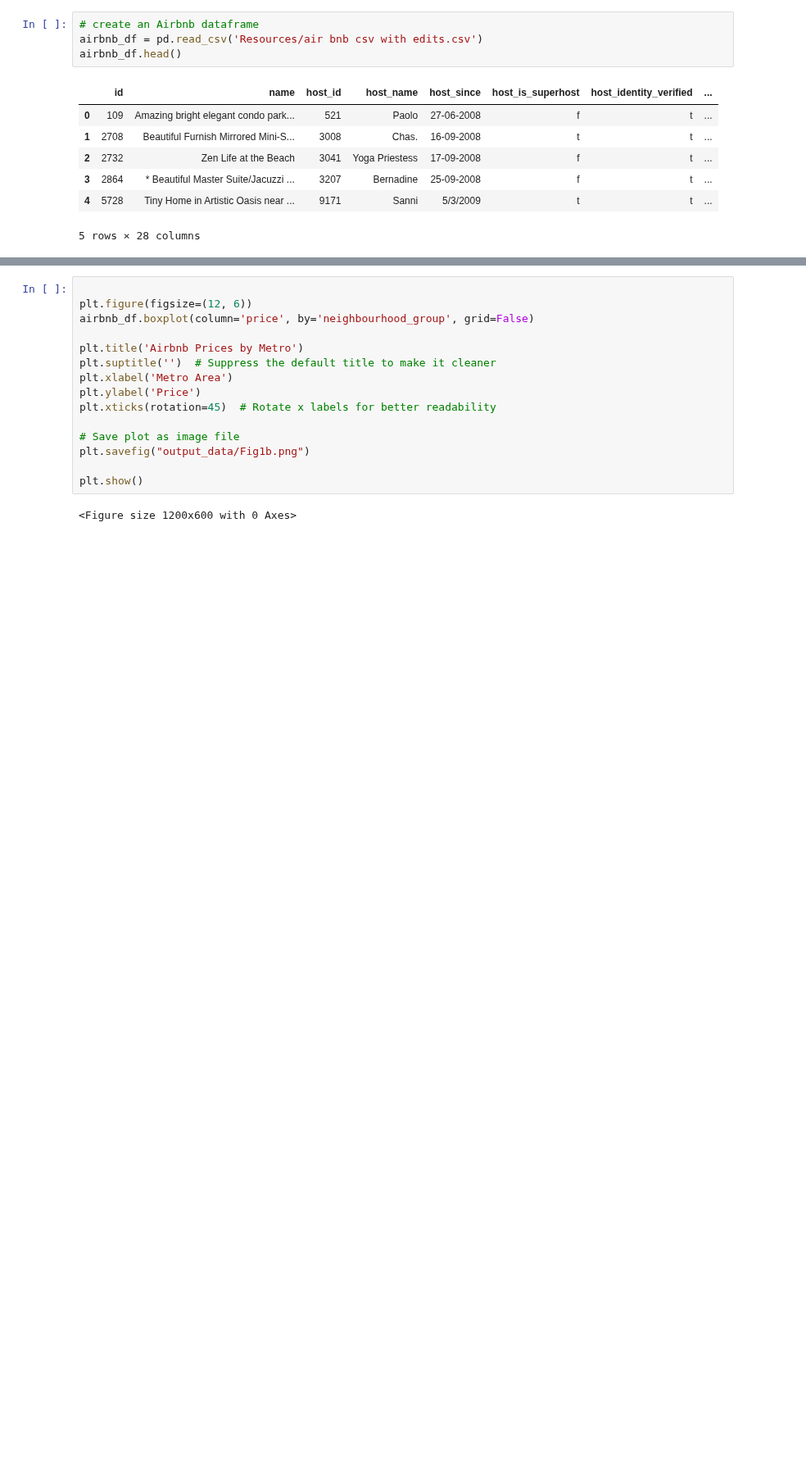
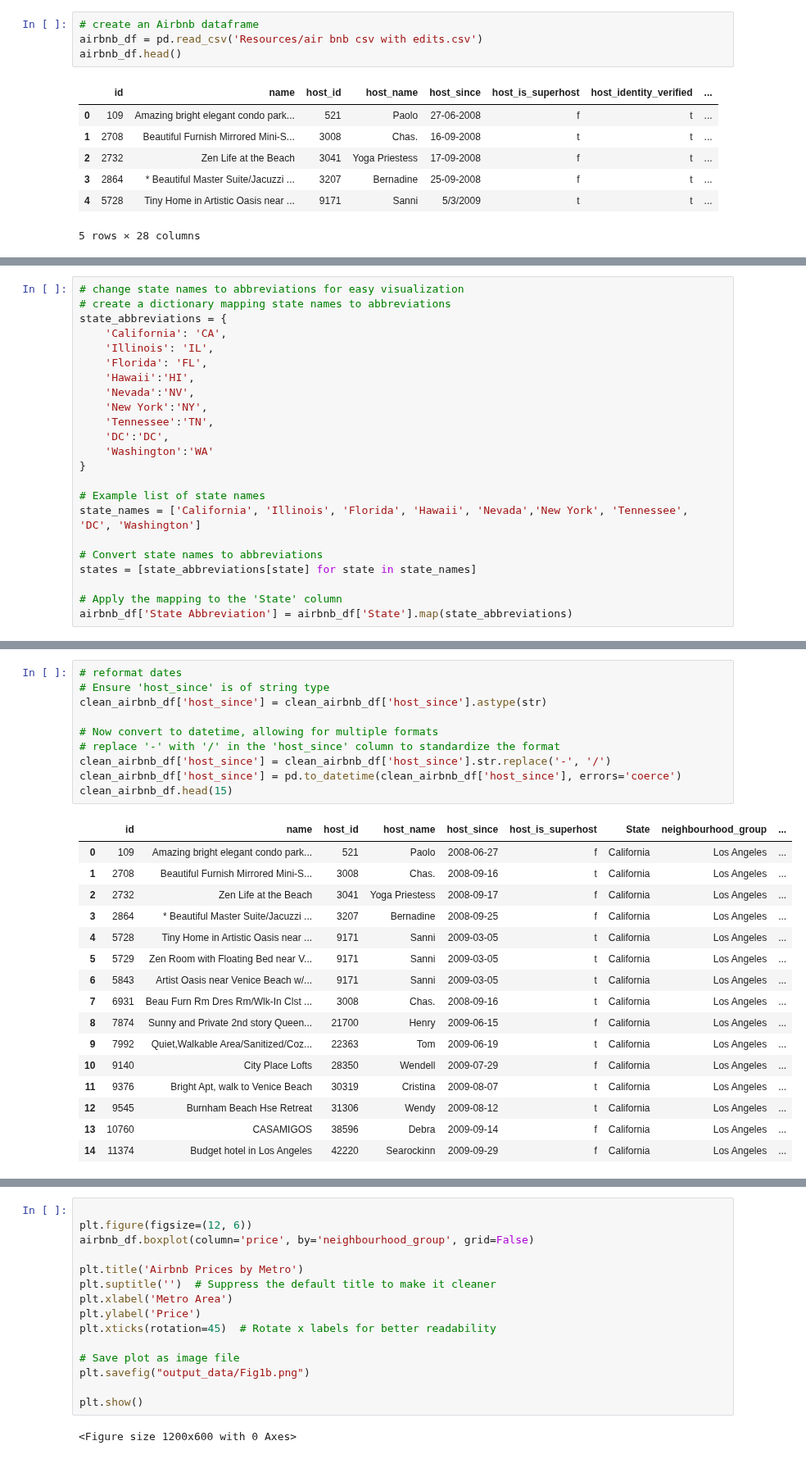
Before and after one commit to hmk81996/data_class_project_1, a Jupyter notebook: airbnb_hannah_cost_exploration.ipynb, the cells around one changed output, grey strips where cells are left out. Shown at 82% size. Cells and saved outputs as stored; diff of their text form; blank space fills up the shorter version.

```diff
--- a/airbnb_hannah_cost_exploration.ipynb
+++ b/airbnb_hannah_cost_exploration.ipynb
@@ -30 +44,24 @@ airbnb_df.head()
+# %%
+# change state names to abbreviations for easy visualization
+# create a dictionary mapping state names to abbreviations
+state_abbreviations = {
+    'California': 'CA',
+    'Illinois': 'IL',
+    'Florida': 'FL',
+    'Hawaii':'HI',
+    'Nevada':'NV',
+    'New York':'NY',
+    'Tennessee':'TN',
+    'DC':'DC',
+    'Washington':'WA'
+}
+
+# Example list of state names
+state_names = ['California', 'Illinois', 'Florida', 'Hawaii', 'Nevada','New York', 'Tennessee', 'DC', 'Washington']
+
+# Convert state names to abbreviations
+states = [state_abbreviations[state] for state in state_names]
+
+# Apply the mapping to the 'State' column
+airbnb_df['State Abbreviation'] = airbnb_df['State'].map(state_abbreviations)
 # %%
@@ -53,5 +105,32 @@ cities_count = airbnb_df["neighbourhood_group"].nunique()
 cities_count
 # %% [output]
 21
+# %%
+# reformat dates
+# Ensure 'host_since' is of string type
+clean_airbnb_df['host_since'] = clean_airbnb_df['host_since'].astype(str)
+
+# Now convert to datetime, allowing for multiple formats
+# replace '-' with '/' in the 'host_since' column to standardize the format
+clean_airbnb_df['host_since'] = clean_airbnb_df['host_since'].str.replace('-', '/')
+clean_airbnb_df['host_since'] = pd.to_datetime(clean_airbnb_df['host_since'], errors='coerce')
+clean_airbnb_df.head(15)
+# %% [output]
+|  | id | name | host_id | host_name | host_since | host_is_superhost | State | neighbourhood_group | ... |
+| 0 | 109 | Amazing bright elegant condo park... | 521 | Paolo | 2008-06-27 | f | California | Los Angeles | ... |
+| 1 | 2708 | Beautiful Furnish Mirrored Mini-S... | 3008 | Chas. | 2008-09-16 | t | California | Los Angeles | ... |
+| 2 | 2732 | Zen Life at the Beach | 3041 | Yoga Priestess | 2008-09-17 | f | California | Los Angeles | ... |
+| 3 | 2864 | * Beautiful Master Suite/Jacuzzi ... | 3207 | Bernadine | 2008-09-25 | f | California | Los Angeles | ... |
+| 4 | 5728 | Tiny Home in Artistic Oasis near ... | 9171 | Sanni | 2009-03-05 | t | California | Los Angeles | ... |
+| 5 | 5729 | Zen Room with Floating Bed near V... | 9171 | Sanni | 2009-03-05 | t | California | Los Angeles | ... |
+| 6 | 5843 | Artist Oasis near Venice Beach w/... | 9171 | Sanni | 2009-03-05 | t | California | Los Angeles | ... |
+| 7 | 6931 | Beau Furn Rm Dres Rm/Wlk-In Clst ... | 3008 | Chas. | 2008-09-16 | t | California | Los Angeles | ... |
+| 8 | 7874 | Sunny and Private 2nd story Queen... | 21700 | Henry | 2009-06-15 | f | California | Los Angeles | ... |
+| 9 | 7992 | Quiet,Walkable Area/Sanitized/Coz... | 22363 | Tom | 2009-06-19 | t | California | Los Angeles | ... |
+| 10 | 9140 | City Place Lofts | 28350 | Wendell | 2009-07-29 | f | California | Los Angeles | ... |
+| 11 | 9376 | Bright Apt, walk to Venice Beach | 30319 | Cristina | 2009-08-07 | t | California | Los Angeles | ... |
+| 12 | 9545 | Burnham Beach Hse Retreat | 31306 | Wendy | 2009-08-12 | t | California | Los Angeles | ... |
+| 13 | 10760 | CASAMIGOS | 38596 | Debra | 2009-09-14 | f | California | Los Angeles | ... |
+| 14 | 11374 | Budget hotel in Los Angeles | 42220 | Searockinn | 2009-09-29 | f | California | Los Angeles | ... |
 # %%
 # summary statistics for Airbnb prices
```
Also changed, not shown: parts of 18 cells of this notebook, 1 other file.
